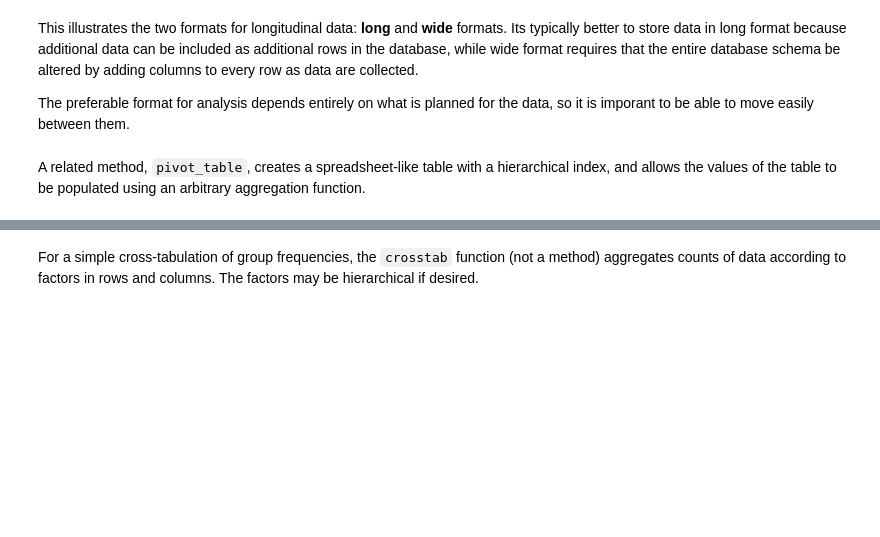
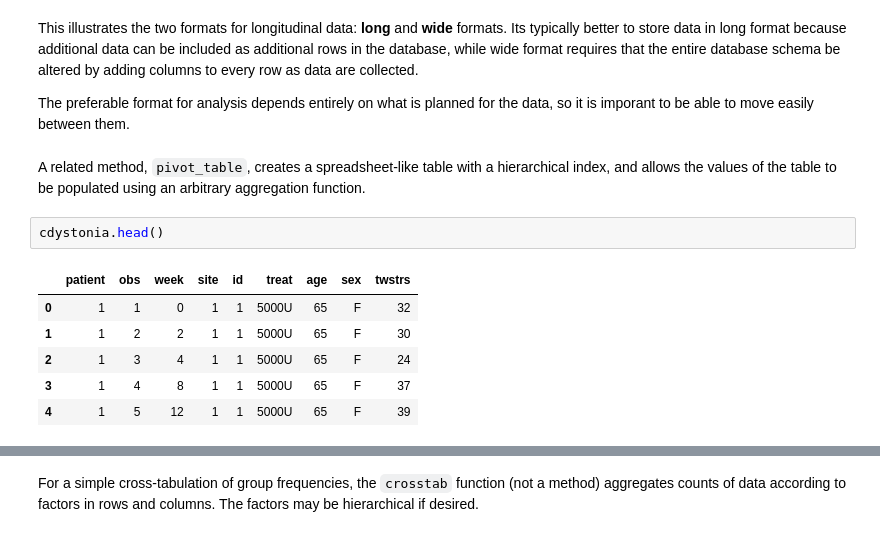
Before and after one commit to alec-flowers/20Fall_ada, a Jupyter notebook: Tutorials/01 - Handling data/Intro to Pandas II.ipynb, the cells around one changed output, grey strips where cells are left out. Cells and saved outputs as stored; diff of their text form; blank space fills up the shorter version.

```diff
--- a/Tutorials/01 - Handling data/Intro to Pandas II.ipynb
+++ b/Tutorials/01 - Handling data/Intro to Pandas II.ipynb
@@ -244,5 +491,14 @@ This illustrates the two formats for longitudinal data: **long** and **wide** fo
 The preferable format for analysis depends entirely on what is planned for the data, so it is imporant to be able to move easily between them.
 # %% [markdown]
 A related method, `pivot_table`, creates a spreadsheet-like table with a hierarchical index, and allows the values of the table to be populated using an arbitrary aggregation function.
+# %%
+cdystonia.head()
+# %% [output]
+|  | patient | obs | week | site | id | treat | age | sex | twstrs |
+| 0 | 1 | 1 | 0 | 1 | 1 | 5000U | 65 | F | 32 |
+| 1 | 1 | 2 | 2 | 1 | 1 | 5000U | 65 | F | 30 |
+| 2 | 1 | 3 | 4 | 1 | 1 | 5000U | 65 | F | 24 |
+| 3 | 1 | 4 | 8 | 1 | 1 | 5000U | 65 | F | 37 |
+| 4 | 1 | 5 | 12 | 1 | 1 | 5000U | 65 | F | 39 |
 # %%
 cdystonia.pivot_table(index=['site', 'treat'], columns='week', values='twstrs', aggfunc=max).head(10)
```
Also changed, not shown: parts of 79 cells of this notebook, 1 other file.
